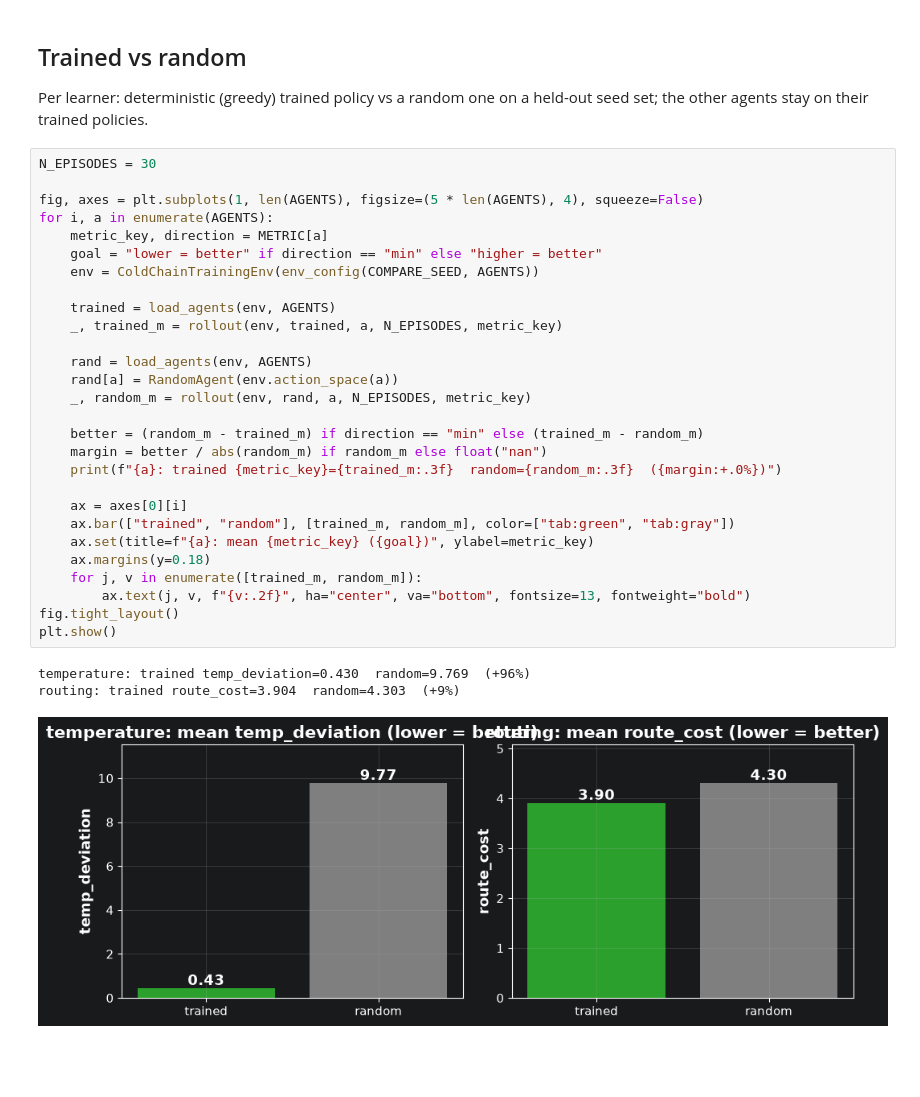
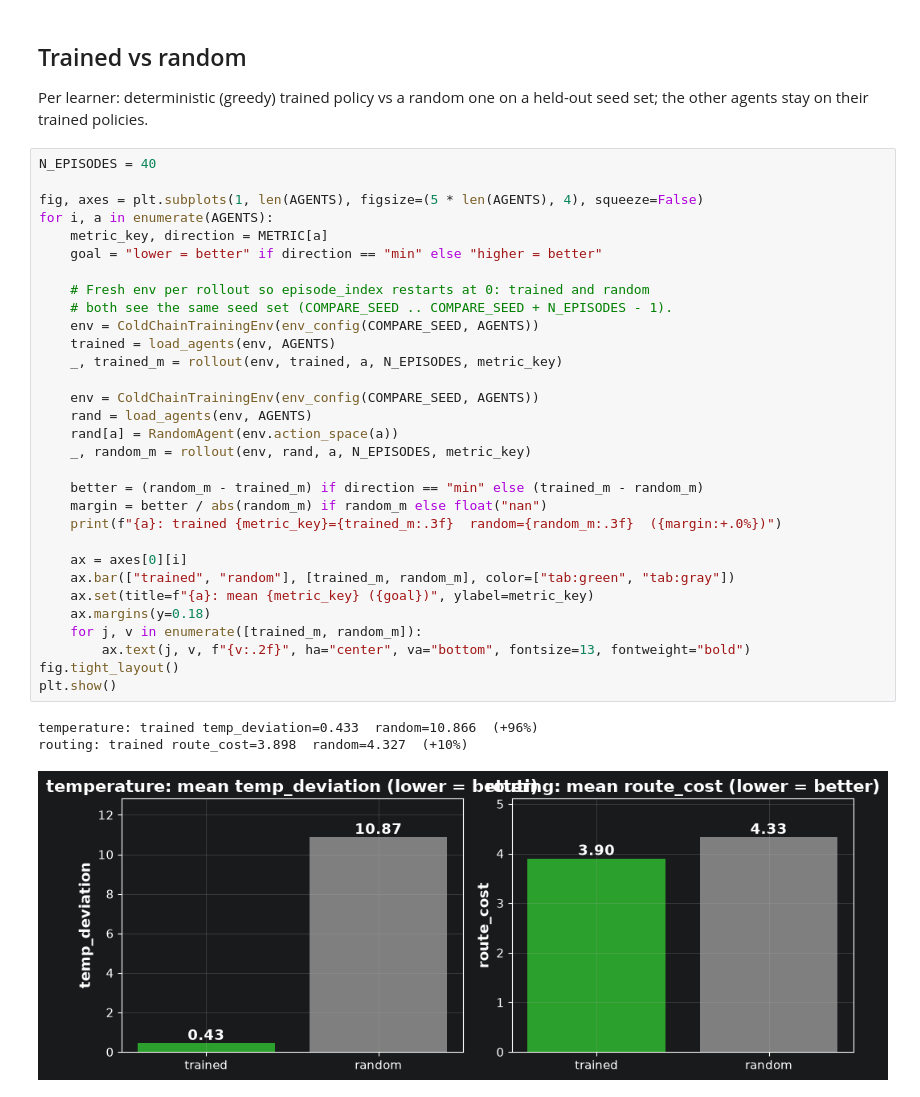
Before and after one commit to twisted1g/coldchain-marl, a Jupyter notebook: notebooks/training_report.ipynb, the cells around one changed output. Cells and saved outputs as stored; diff of their text form; blank space fills up the shorter version.

Commit message:
docs(notebooks): label/plot fixes

```diff
--- a/notebooks/training_report.ipynb
+++ b/notebooks/training_report.ipynb
@@ -70,34 +70,37 @@ plt.show()
 Per learner: deterministic (greedy) trained policy vs a random one on a held-out seed
 set; the other agents stay on their trained policies.
 # %%
-N_EPISODES = 30
+N_EPISODES = 40
 
 fig, axes = plt.subplots(1, len(AGENTS), figsize=(5 * len(AGENTS), 4), squeeze=False)
 for i, a in enumerate(AGENTS):
     metric_key, direction = METRIC[a]
     goal = "lower = better" if direction == "min" else "higher = better"
+
+    # Fresh env per rollout so episode_index restarts at 0: trained and random
+    # both see the same seed set (COMPARE_SEED .. COMPARE_SEED + N_EPISODES - 1).
     env = ColdChainTrainingEnv(env_config(COMPARE_SEED, AGENTS))
-
     trained = load_agents(env, AGENTS)
     _, trained_m = rollout(env, trained, a, N_EPISODES, metric_key)
 
+    env = ColdChainTrainingEnv(env_config(COMPARE_SEED, AGENTS))
     rand = load_agents(env, AGENTS)
     rand[a] = RandomAgent(env.action_space(a))
     _, random_m = rollout(env, rand, a, N_EPISODES, metric_key)
 
     better = (random_m - trained_m) if direction == "min" else (trained_m - random_m)
     margin = better / abs(random_m) if random_m else float("nan")
     print(f"{a}: trained {metric_key}={trained_m:.3f}  random={random_m:.3f}  ({margin:+.0%})")
 
     ax = axes[0][i]
     ax.bar(["trained", "random"], [trained_m, random_m], color=["tab:green", "tab:gray"])
     ax.set(title=f"{a}: mean {metric_key} ({goal})", ylabel=metric_key)
     ax.margins(y=0.18)
     for j, v in enumerate([trained_m, random_m]):
         ax.text(j, v, f"{v:.2f}", ha="center", va="bottom", fontsize=13, fontweight="bold")
 fig.tight_layout()
 plt.show()
 # %% [output]
-temperature: trained temp_deviation=0.430  random=9.769  (+96%)
-routing: trained route_cost=3.904  random=4.303  (+9%)
+temperature: trained temp_deviation=0.433  random=10.866  (+96%)
+routing: trained route_cost=3.898  random=4.327  (+10%)
-[figure, old version]
+[figure, new version]
```
Also changed, not shown: 1 other file.
